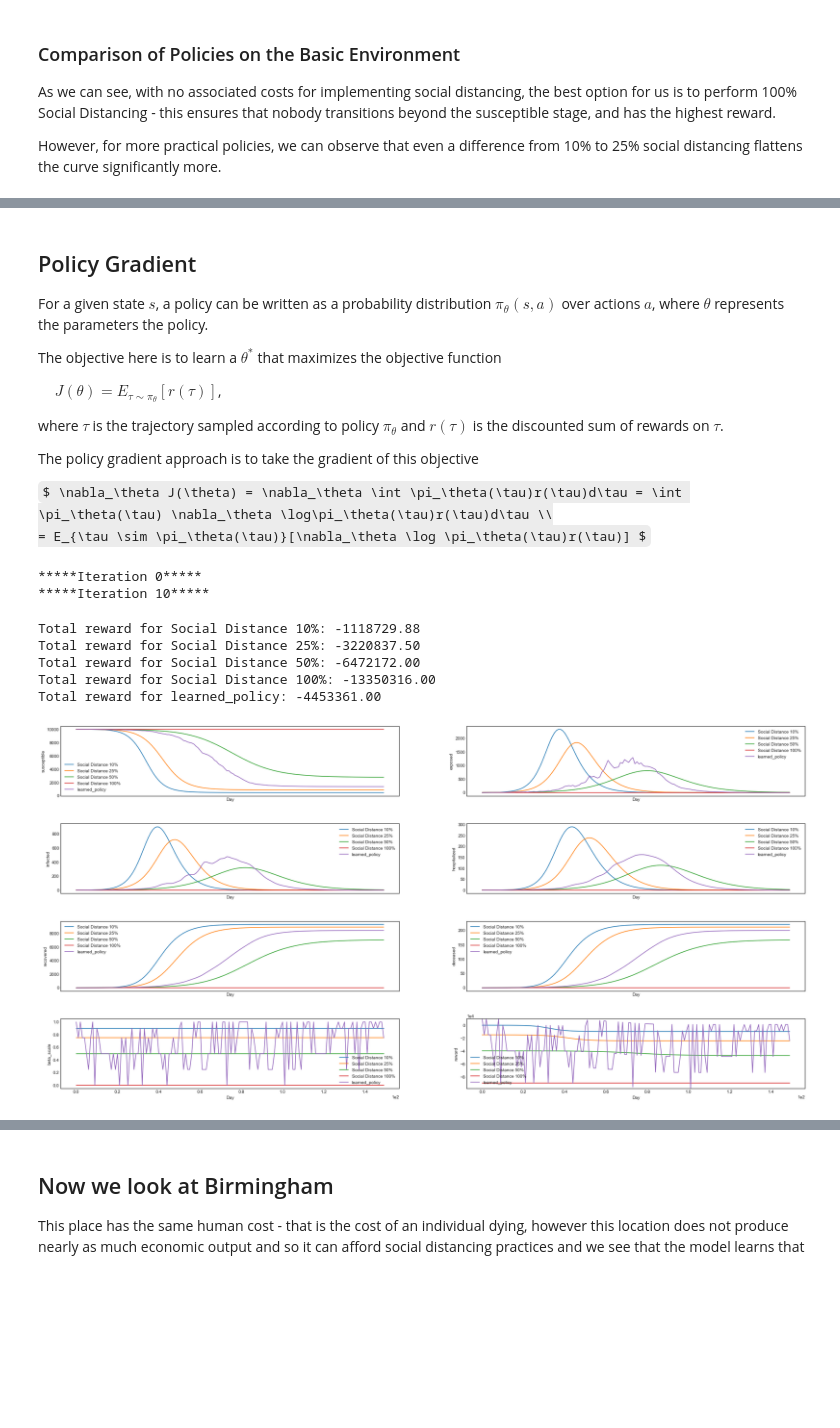
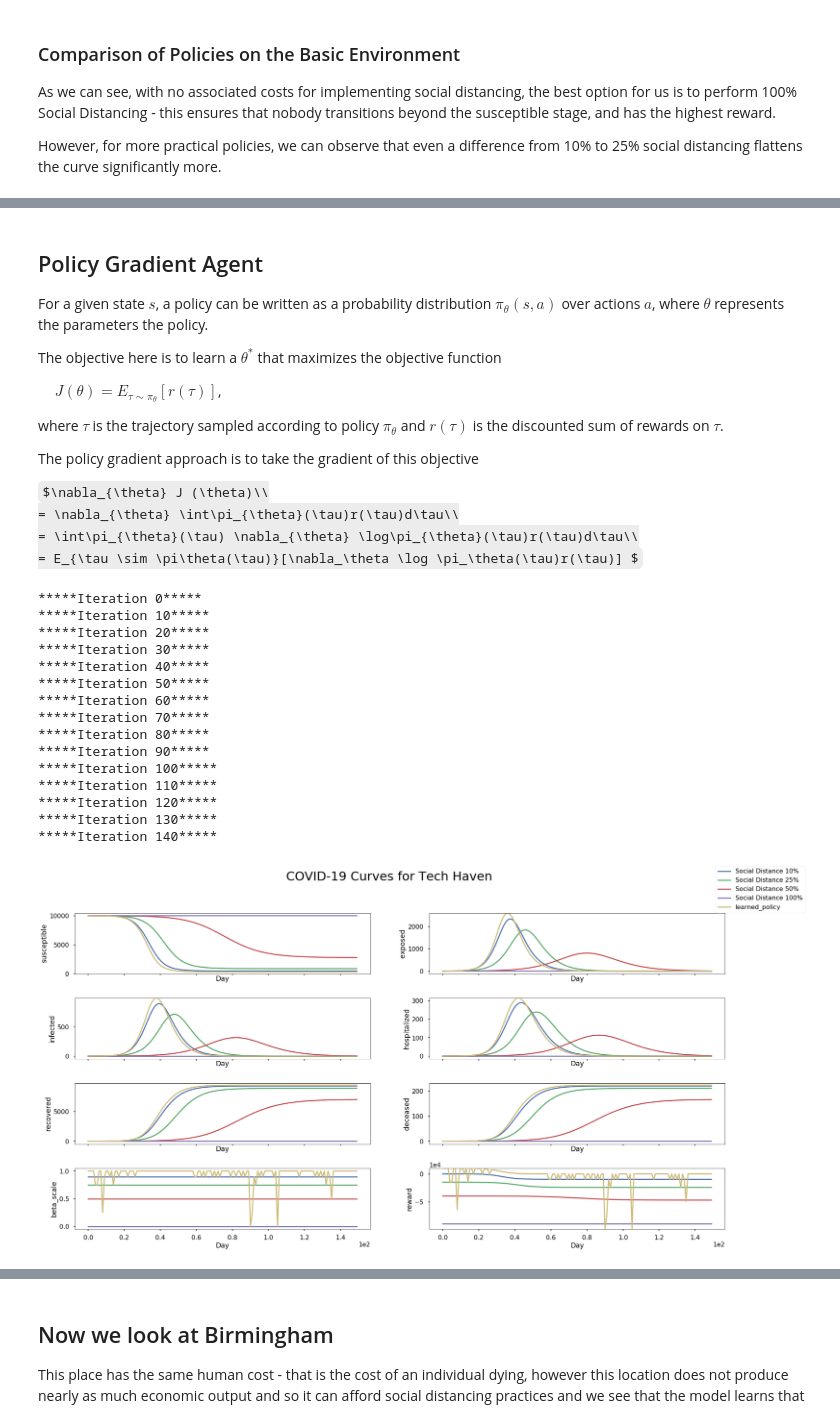
Before and after one commit to chnsh/causal_RL, a Jupyter notebook: covid19_simulator.ipynb, the cells around one changed output, grey strips where cells are left out. Saved outputs shown, nothing was run; the diff lists cells and outputs as text; code cells hidden in the pictures; some formulas as TeX source; blank space fills up the shorter version.

```diff
--- a/covid19_simulator.ipynb
+++ b/covid19_simulator.ipynb
@@ -22,11 +32,11 @@ if module_path not in sys.path:
 from itertools import product
 
 import matplotlib.pyplot as plt
-plt.style.use('seaborn-white')
+plt.style.use('seaborn-deep')
+plt.style.use('seaborn-poster')
 import seaborn as sns
 import numpy as np
 
-# import whynot as wn
 import whynot.gym as gym
 
 from scripts import utils
@@ -105,7 +115,7 @@ social_distancing_to_action_map
 # %% [output]
 {1.0: 0, 0.75: 1, 0.5: 2, 0.25: 3, 0.1: 4, 0.0: 5}
 # %%
-n_iter = 20
+n_iter = 150
 # %% [markdown]
 ## Policies
 
@@ -177,12 +187,13 @@ def sample_trajectory(env, policy, max_episode_length):
             "next_observation": np.array(next_obs, dtype=np.float32),
             "terminal": np.array(terminals, dtype=np.float32)}
 # %%
-def plot_sample_trajectory(env, policies):
+def plot_sample_trajectory(env, policies,title):
     """Plot sample trajectories from policies."""
     obs_dim_names = covid19.State.variable_names()
 
     fig, axes = plt.subplots(4, 2, sharex=True, figsize=[30, 15])
     axes = axes.flatten()
+    plt.suptitle(title,size=32)
 
     for name, policy in policies.items():
         trajectory = sample_trajectory(env, policy, 400)
@@ -213,10 +224,12 @@ def plot_sample_trajectory(env, policies):
         axes[-1].ticklabel_format(scilimits=(-2, 2))
         ymin, ymax = axes[-1].get_ylim()
         axes[-1].set_ylim(np.minimum(ymin, reward.min()), np.maximum(ymax, reward.max()))
-        print(f"Total reward for {name}: {np.sum(reward):.2f}")
 
     for ax in axes:
-        ax.legend()
+        # ax.legend()
         ax.set_xlabel("Day")
+
+    handles, labels = ax.get_legend_handles_labels()
+    fig.legend(handles, labels, loc='upper right')
     plt.subplots_adjust(hspace=0.4)
     plt.show()
@@ -298,7 +410,7 @@ rich_env = gym.make('COVID19-RICH-v0')
 rich_env.seed(1);
 # %% [markdown]
 
-## Policy Gradient
+## Policy Gradient Agent
 
 For a given state $s$, a policy can be written as a probability distribution $\pi_\theta(s, a)$ over actions $a$, where $\theta$ represents the parameters the policy.
 
@@ -310,19 +422,29 @@ where $\tau$ is the trajectory sampled according to policy $\pi_\theta$ and $r(\
 
 The policy gradient approach is to take the gradient of this objective
 
-$ \nabla_\theta J(\theta) = \nabla_\theta \int \pi_\theta(\tau)r(\tau)d\tau = \int \pi_\theta(\tau) \nabla_\theta \log\pi_\theta(\tau)r(\tau)d\tau \\
-= E_{\tau \sim \pi_\theta(\tau)}[\nabla_\theta \log \pi_\theta(\tau)r(\tau)] $
+$\nabla_{\theta} J (\theta)\\
+= \nabla_{\theta} \int\pi_{\theta}(\tau)r(\tau)d\tau\\
+ = \int\pi_{\theta}(\tau) \nabla_{\theta} \log\pi_{\theta}(\tau)r(\tau)d\tau\\
+= E_{\tau \sim \pi\theta(\tau)}[\nabla_\theta \log \pi_\theta(\tau)r(\tau)] $
 # %%
 rich_learned_policy = utils.run_training_loop(env=rich_env, n_iter=n_iter, max_episode_length=150, batch_size=1000, learning_rate=1e-3)
 # %% [output]
 *****Iteration 0*****
 *****Iteration 10*****
+*****Iteration 20*****
+*****Iteration 30*****
+*****Iteration 40*****
+*****Iteration 50*****
+*****Iteration 60*****
+*****Iteration 70*****
+*****Iteration 80*****
+*****Iteration 90*****
+*****Iteration 100*****
+*****Iteration 110*****
+*****Iteration 120*****
+*****Iteration 130*****
+*****Iteration 140*****
 # %%
-plot_sample_trajectory(rich_env, augment_policies(policies, rich_learned_policy))
+plot_sample_trajectory(rich_env, augment_policies(policies, rich_learned_policy), "COVID-19 Curves for Tech Haven")
 # %% [output]
-Total reward for Social Distance 10%: -1118729.88
-Total reward for Social Distance 25%: -3220837.50
-Total reward for Social Distance 50%: -6472172.00
-Total reward for Social Distance 100%: -13350316.00
-Total reward for learned_policy: -4453361.00
-[figure, old version]
+[figure, new version]
```
Also changed, not shown: parts of 29 cells of this notebook.
